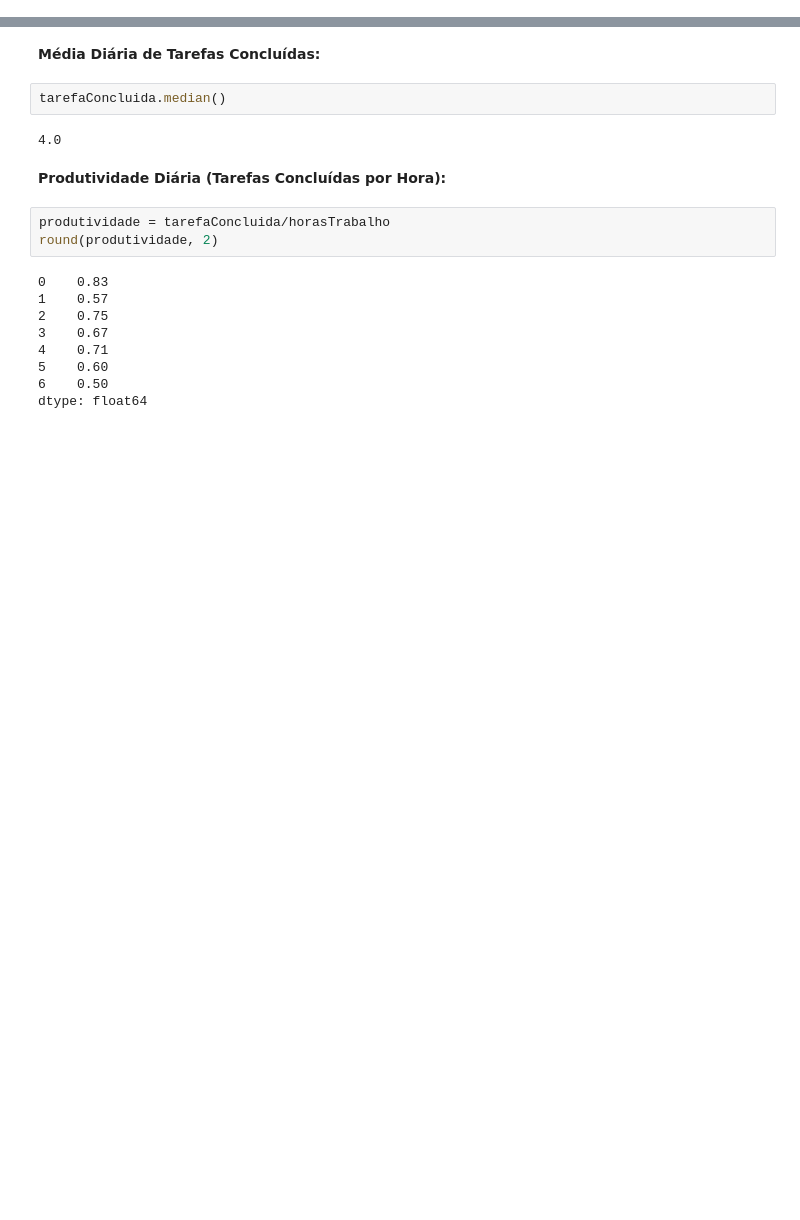
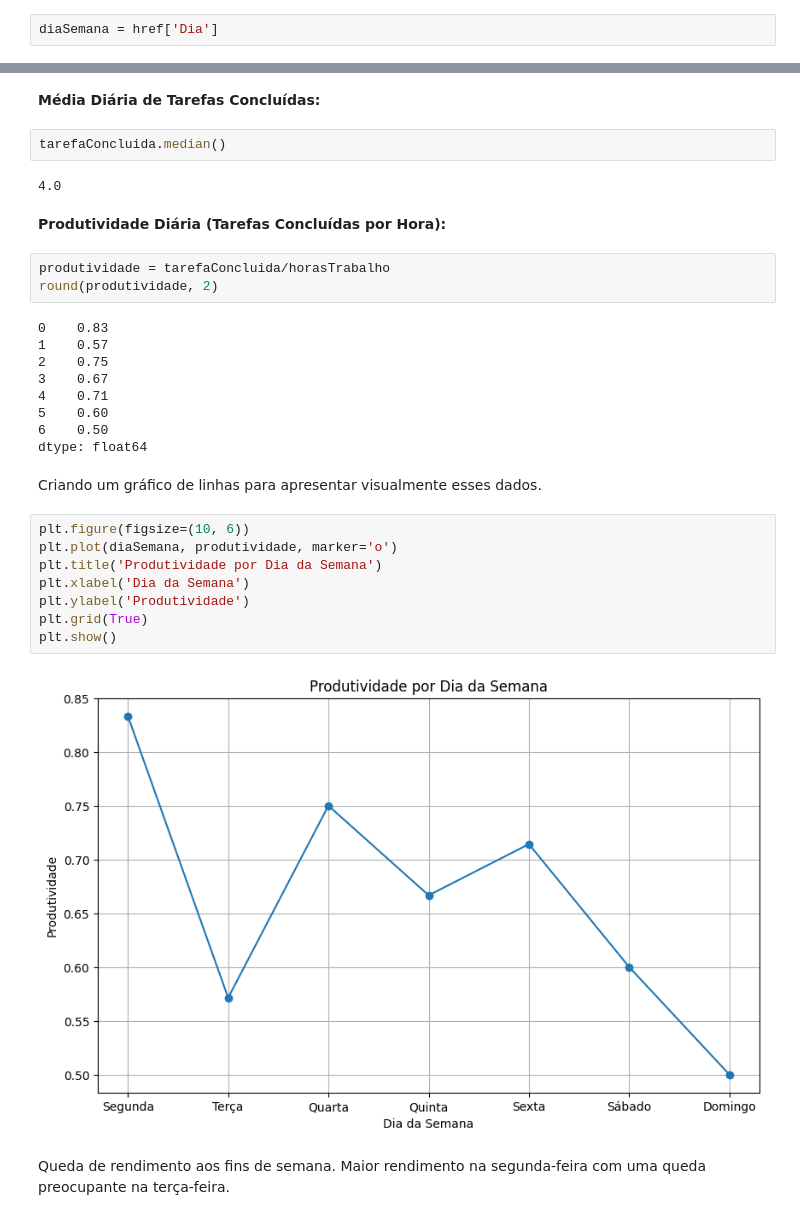
Before and after one commit to eloisemf/analise_relatorio, a Jupyter notebook: ResiliaCorp.ipynb, the cells around one changed output, grey strips where cells are left out. Saved outputs shown, nothing was run; the diff lists cells and outputs as text; blank space fills up the shorter version.

Commit message:
relatório final, adicionando gráfico

```diff
--- a/ResiliaCorp.ipynb
+++ b/ResiliaCorp.ipynb
@@ -55,3 +60,5 @@ tarefaConcluida = href['Tarefas Concluídas ']
+# %%
+diaSemana = href['Dia']
 # %% [markdown]
 ## Manipulando dadaos:
 
@@ -104,3 +113,17 @@ round(produtividade, 2)
 5    0.60
 6    0.50
 dtype: float64
+# %% [markdown]
+Criando um gráfico de linhas para apresentar visualmente esses dados.
+# %%
+plt.figure(figsize=(10, 6))
+plt.plot(diaSemana, produtividade, marker='o')
+plt.title('Produtividade por Dia da Semana')
+plt.xlabel('Dia da Semana')
+plt.ylabel('Produtividade')
+plt.grid(True)
+plt.show()
+# %% [output]
+[figure, added]
+# %% [markdown]
+Queda de rendimento aos fins de semana. Maior rendimento na segunda-feira com uma queda preocupante na terça-feira.
```
Also changed, not shown: parts of 8 cells of this notebook.
